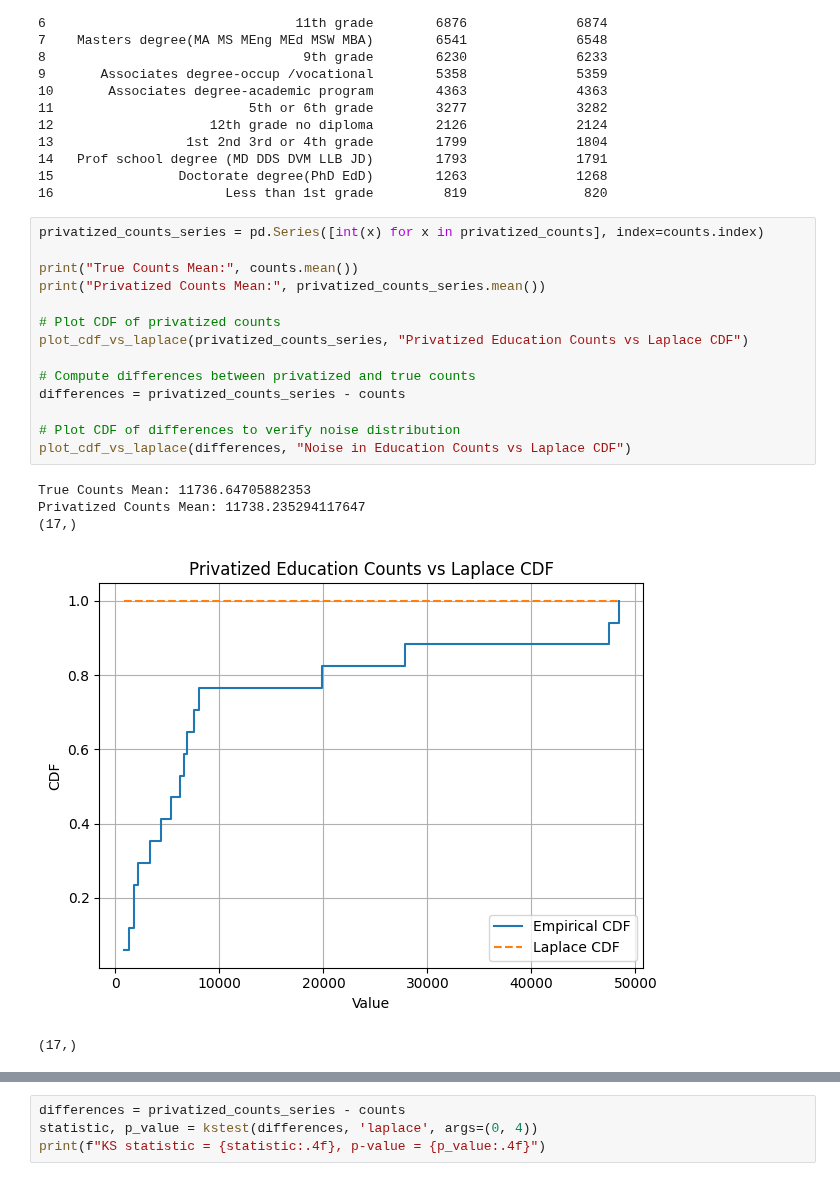
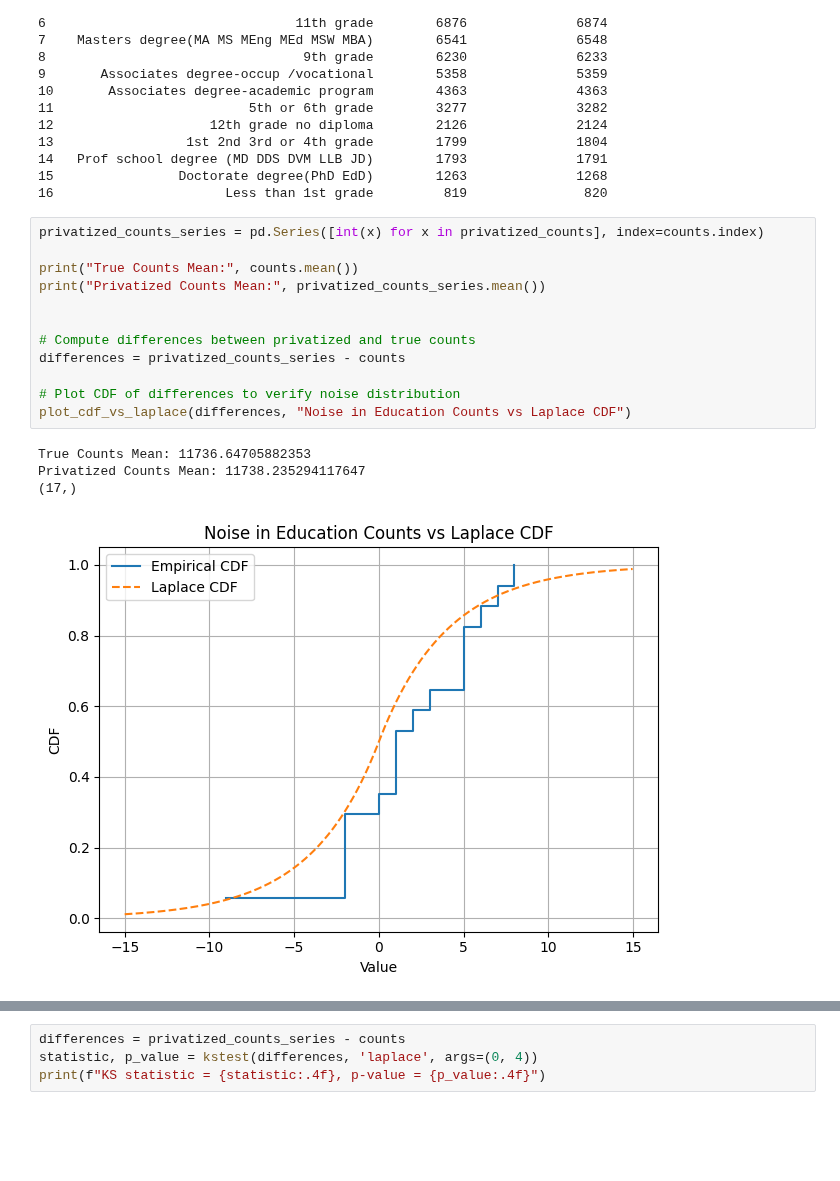
Before and after one commit to Kaya-Kaya/CMU-x-IDQuantique-Challenge, a Jupyter notebook: Task_4.ipynb, the cells around one changed output, grey strips where cells are left out. Cells and saved outputs as stored; diff of their text form; blank space fills up the shorter version.

```diff
--- a/Task_4.ipynb
+++ b/Task_4.ipynb
@@ -405,20 +405,17 @@ print(df_plot)
 # %%
 privatized_counts_series = pd.Series([int(x) for x in privatized_counts], index=counts.index)
 
 print("True Counts Mean:", counts.mean())
 print("Privatized Counts Mean:", privatized_counts_series.mean())
 
-# Plot CDF of privatized counts
-plot_cdf_vs_laplace(privatized_counts_series, "Privatized Education Counts vs Laplace CDF")
 
 # Compute differences between privatized and true counts
 differences = privatized_counts_series - counts
 
 # Plot CDF of differences to verify noise distribution
 plot_cdf_vs_laplace(differences, "Noise in Education Counts vs Laplace CDF")
 # %% [output]
 True Counts Mean: 11736.64705882353
 Privatized Counts Mean: 11738.235294117647
 (17,)
-[figure, old version]
+[figure, new version]
-(17,)
```
Also changed, not shown: parts of 1 cell of this notebook.
